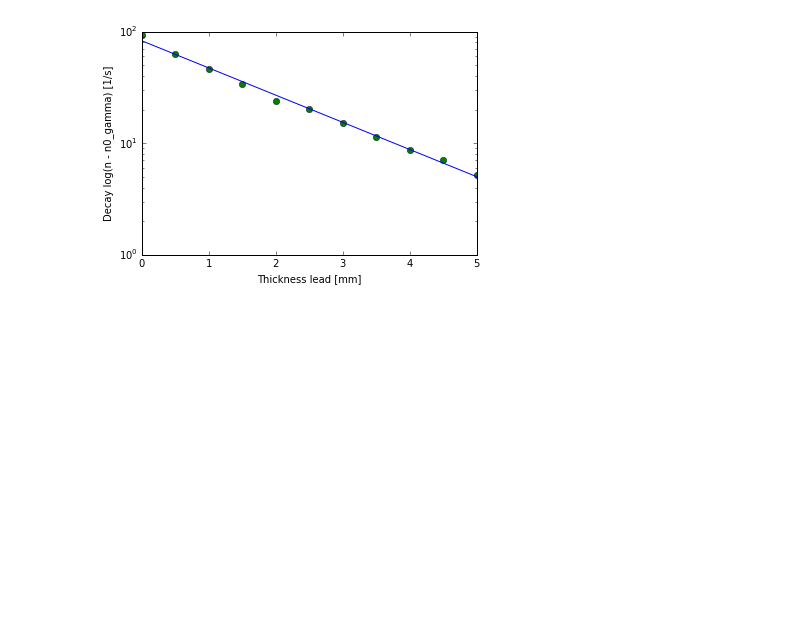
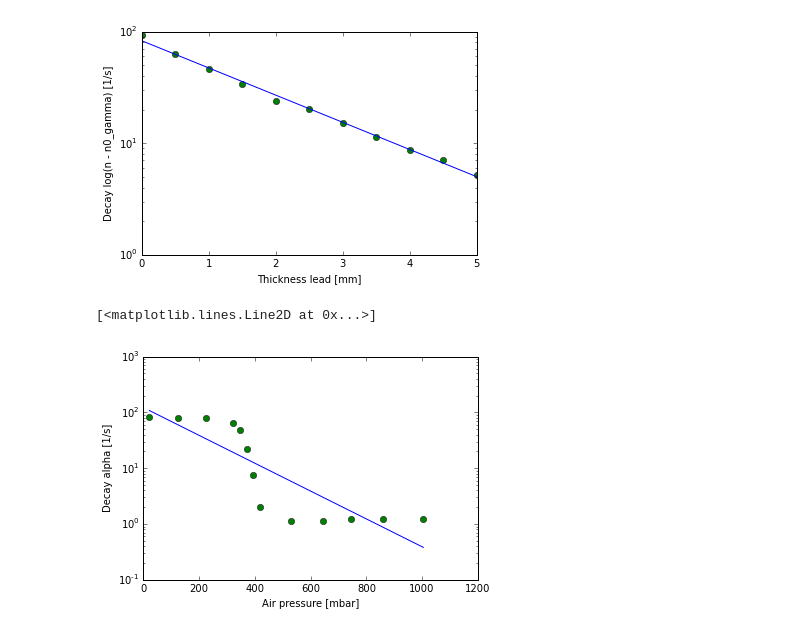
Before and after one commit to krauthex/AP2.2, a Jupyter notebook: v253/v253.ipynb, the cells around one changed output. Cells and saved outputs as stored; diff of their text form; code cells hidden in the pictures; blank space fills up the shorter version.

Commit message:
added the 2 other plots

```diff
--- a/v253/v253.ipynb
+++ b/v253/v253.ipynb
@@ -85,3 +85,27 @@ plt.plot(thickness, np.exp(fitted_gamma), 'b-')
 # %% [output]
 [<matplotlib.lines.Line2D at 0x...>]
 [figure]
+# %%
+## reading in the data from the first file
+## keep in mind, that the first row is skipped by the function
+
+data = v253.load_data('.data/absorption_alpha_luft_60s.data')
+
+pressure = data[1]
+decays = data[2]
+## decays divided by 60 because of a 60 second measuring period
+decays_second = decays/60.
+decay_err = np.sqrt(decays_second)
+# %%
+## now we will plot (n - n0_beta) in a log-lin plot against the thickness
+plt.yscale('log')
+plt.xlabel('Air pressure [mbar]')
+plt.ylabel('Decay alpha [1/s]')
+plt.plot(pressure,  decays_second, 'go')
+
+fitted_gamma, coefficients = v253.polynom_fit(pressure, np.log(decays_second))
+
+plt.plot(pressure, np.exp(fitted_gamma), 'b-')
+# %% [output]
+[<matplotlib.lines.Line2D at 0x...>]
+[figure, added]
```
